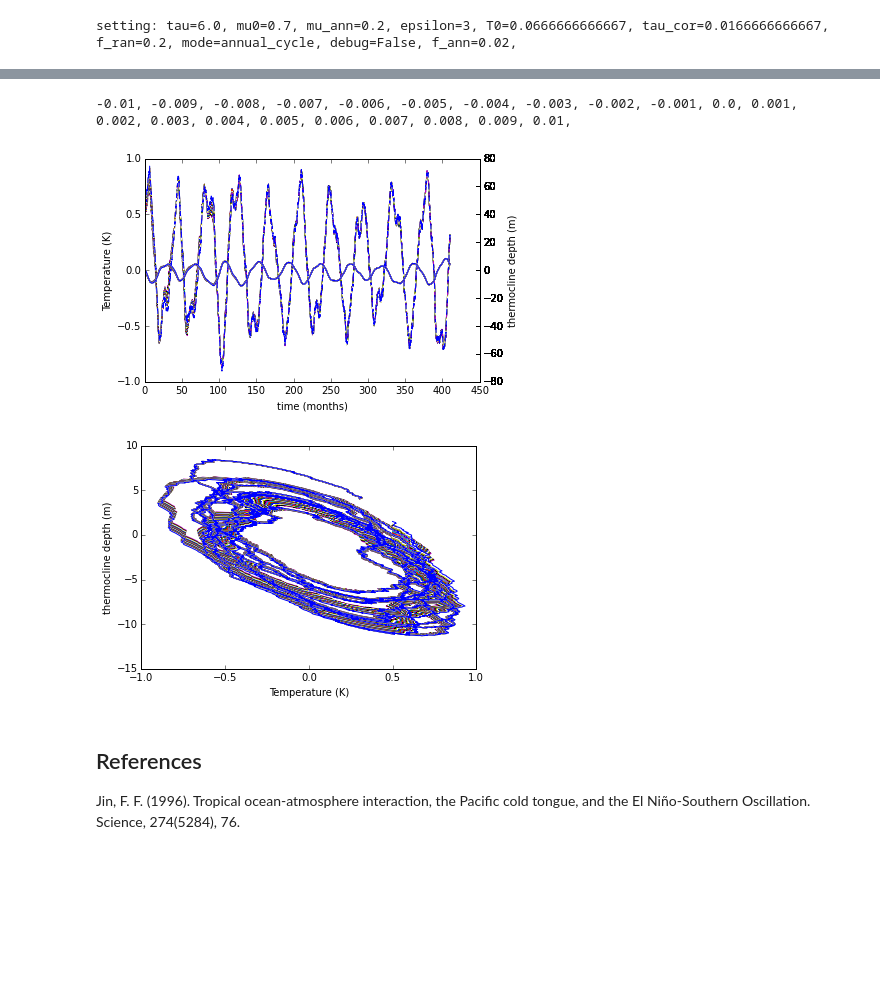
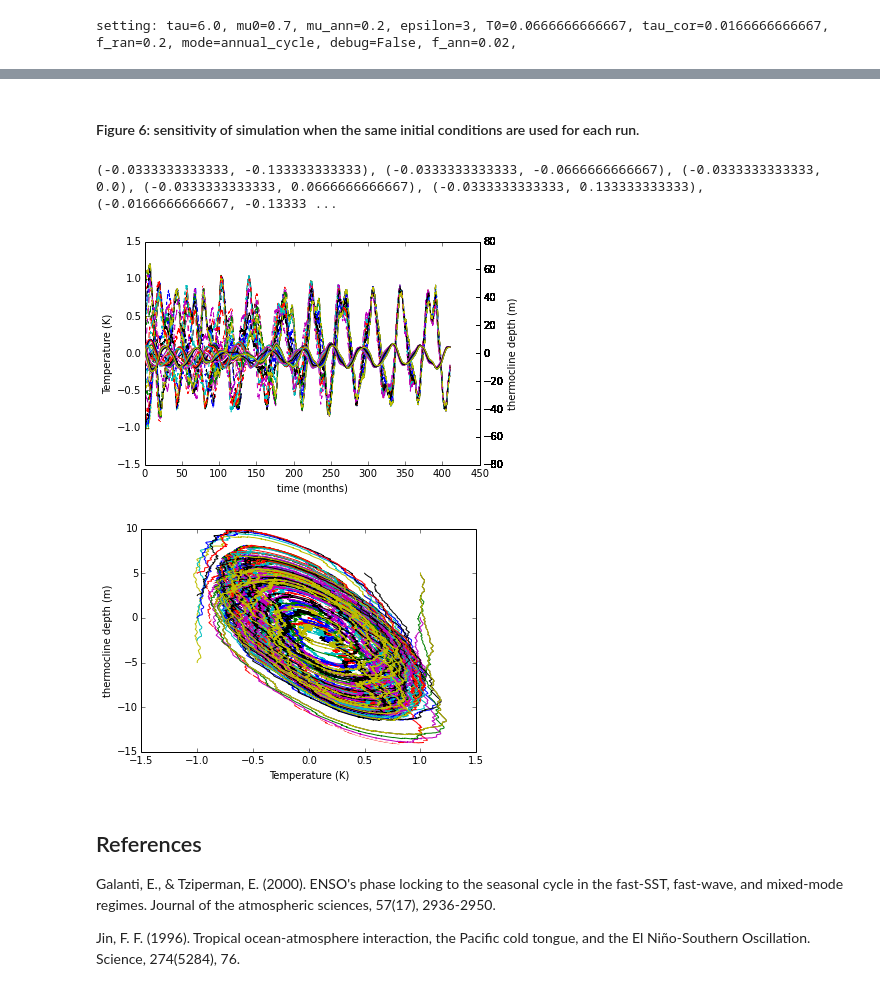
Before and after one commit to markmuetz/mtmw14, a Jupyter notebook: project1/Project1_ENSO_oscillator.ipynb, the cells around one changed output, grey strips where cells are left out. Saved outputs shown, nothing was run; the diff lists cells and outputs as text; code cells hidden in the pictures; blank space fills up the shorter version.

Commit message:
Add variation in T for ensemble, start writing up in notebook.

```diff
--- a/project1/Project1_ENSO_oscillator.ipynb
+++ b/project1/Project1_ENSO_oscillator.ipynb
@@ -136,11 +158,13 @@ setting: tau=6.0, mu0=0.7, mu_ann=0.2, epsilon=3, T0=0.0666666666667, tau_cor=0.
 # %%
-# Demonstration of the sensitivity of the system when *no* change in h.
+# Demonstration of the sensitivity of the system when *no* change in T, h.
 # N.B. same settings as above used.
 settings = sim.init_settings(T0=0.5/sim.T_SCALE, epsilon=3, mu0=0.7, mu_ann=0.2, tau=tau,
                              f_ann=0.02, f_ran=0.2, tau_cor=tau_cor,
                              mode='annual_cycle', debug=False)
 
-results = sim.run_enso_ensemble(one_period * nperiods, nt, settings, h0_min=0.0, h0_max=0.0)
+results = sim.run_enso_ensemble(one_period * nperiods, nt, settings,
+                                h0_min=0.0, h0_max=0.0,
+                                T0_min=0.5/sim.T_SCALE, T0_max=0.5/sim.T_SCALE)
 plot_ensemble_output(results)
 # %% [output]
 setting: tau=6.0, mu0=0.7, mu_ann=0.2, epsilon=3, T0=0.0666666666667, tau_cor=0.0166666666667, f_ran=0.2, mode=annual_cycle, debug=False, f_ann=0.02,
@@ -150,14 +174,20 @@ setting: tau=6.0, mu0=0.7, mu_ann=0.2, epsilon=3, T0=0.0666666666667, tau_cor=0.
+# %% [markdown]
+#### Figure 6: sensitivity of simulation when the same initial conditions are used for each run.
 # %%
 # Demonstration of lack of sensitivity if same stochasitic forcing used for each ensemble member.
 # N.B. same settings as above used.
 results = sim.run_enso_ensemble(one_period * nperiods, nt, settings,
-                                h0_min=-0.01, h0_max=0.01, reseed=True)
+                                h0_min=-5/sim.H_SCALE, h0_max=5/sim.H_SCALE,
+                                T0_min=-1/sim.T_SCALE, T0_max=1/sim.T_SCALE,
+                                reseed=True)
 plot_ensemble_output(results)
 # %% [output]
--0.01, -0.009, -0.008, -0.007, -0.006, -0.005, -0.004, -0.003, -0.002, -0.001, 0.0, 0.001, 0.002, 0.003, 0.004, 0.005, 0.006, 0.007, 0.008, 0.009, 0.01,
+(-0.0333333333333, -0.133333333333), (-0.0333333333333, -0.0666666666667), (-0.0333333333333, 0.0), (-0.0333333333333, 0.0666666666667), (-0.0333333333333, 0.133333333333), (-0.0166666666667, -0.13333 ...
-[figure, old version]
+[figure, new version]
-[figure, old version]
+[figure, new version]
 # %% [markdown]
 ## References
 
+Galanti, E., & Tziperman, E. (2000). ENSO's phase locking to the seasonal cycle in the fast-SST, fast-wave, and mixed-mode regimes. Journal of the atmospheric sciences, 57(17), 2936-2950.
+
 Jin, F. F. (1996). Tropical ocean-atmosphere interaction, the Pacific cold tongue, and the El Niño-Southern Oscillation. Science, 274(5284), 76.
```
Also changed, not shown: parts of 14 cells of this notebook, 1 other file.
